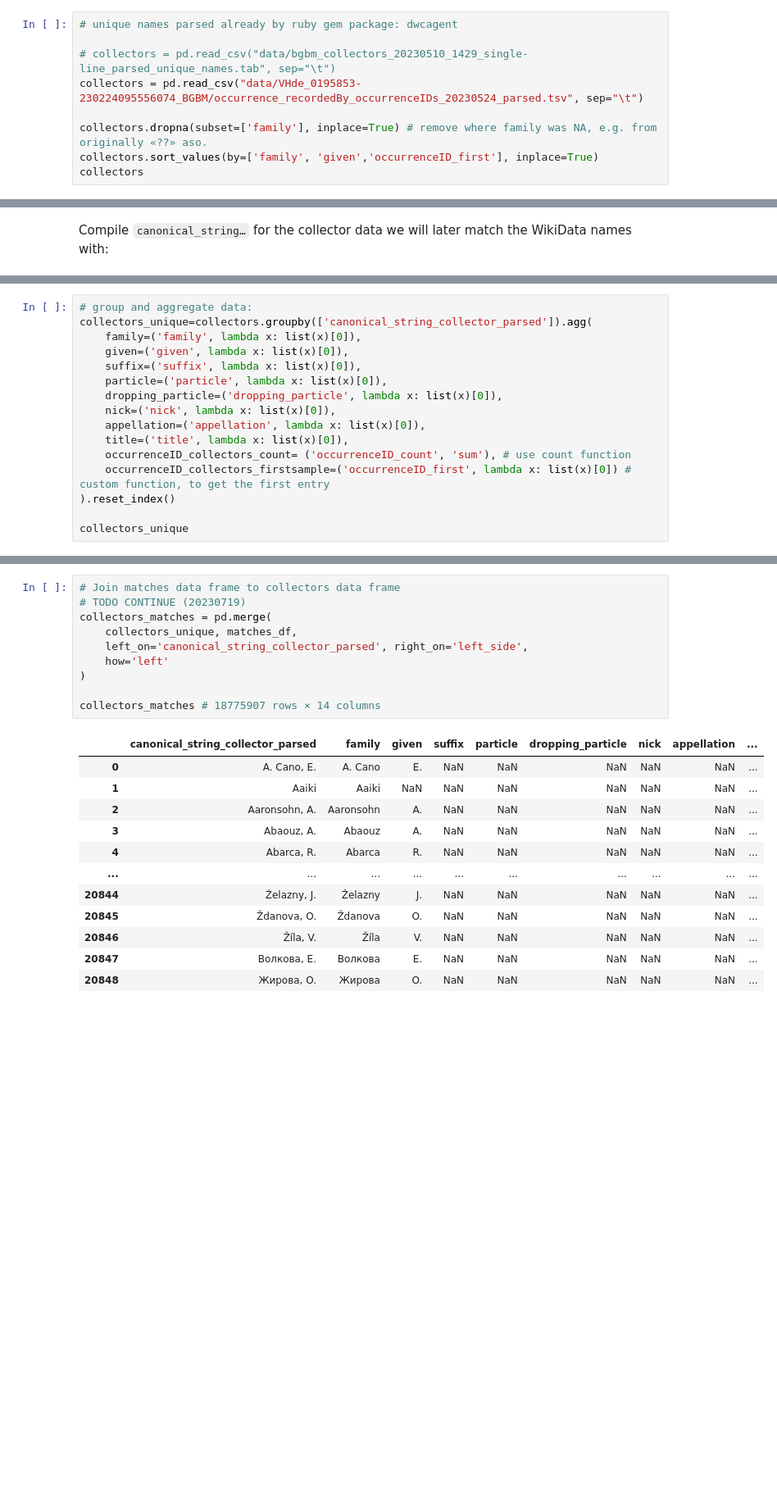
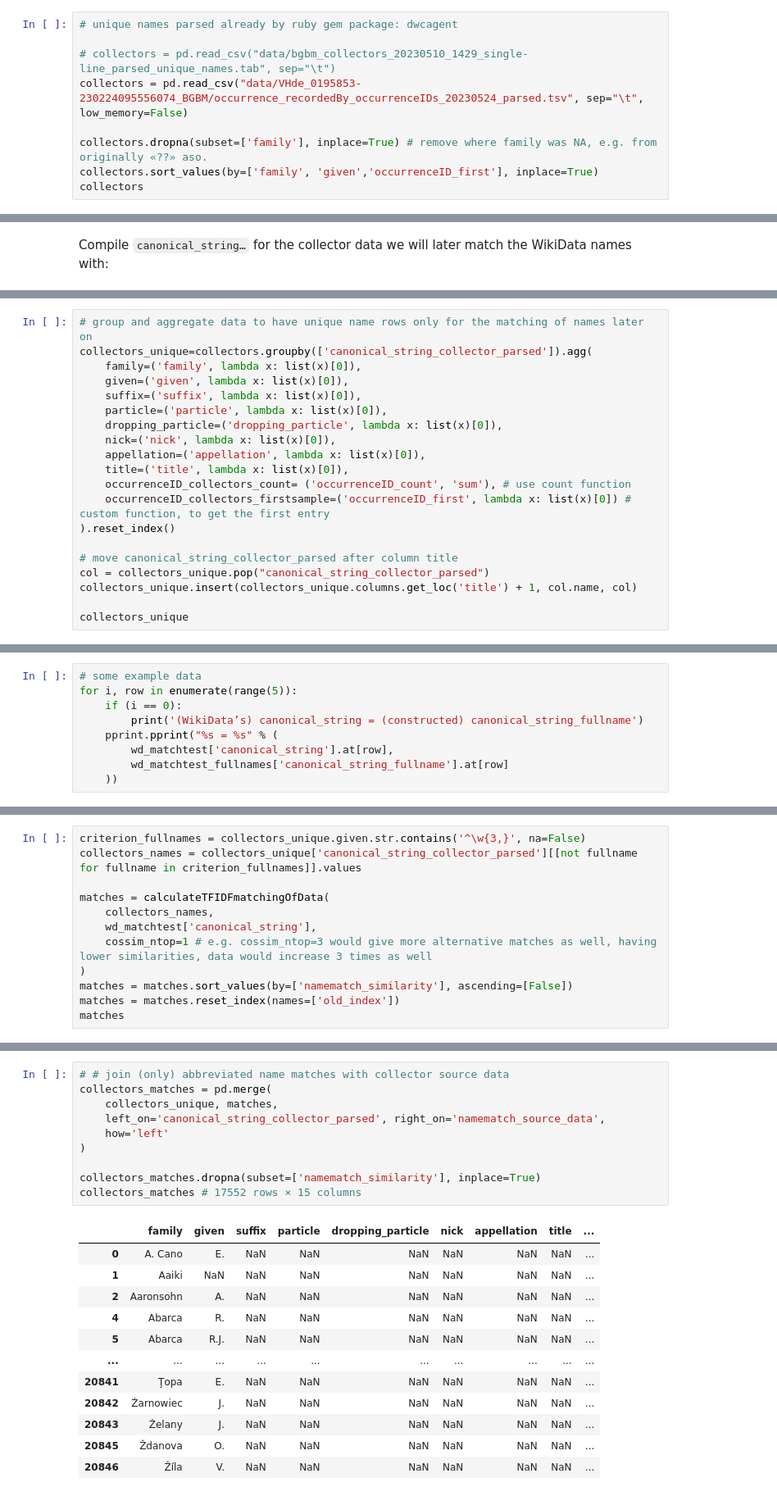
Before and after one commit to infinite-dao/collector-matching, a Jupyter notebook: match_names_BGBM-dwcagent-parsed_vs_WikiData_cosine-similarity.ipynb, the cells around one changed output, grey strips where cells are left out. Shown: that part at 82% size. Cells and saved outputs as stored; diff of their text form; blank space fills up the shorter version.

```diff
--- a/match_names_BGBM-dwcagent-parsed_vs_WikiData_cosine-similarity.ipynb
+++ b/match_names_BGBM-dwcagent-parsed_vs_WikiData_cosine-similarity.ipynb
@@ -67,7 +96,7 @@ refactor df_avh['label'] = → = collectors['canonical_string_collector_parsed']
 # unique names parsed already by ruby gem package: dwcagent
 
 # collectors = pd.read_csv("data/bgbm_collectors_20230510_1429_single-line_parsed_unique_names.tab", sep="\t")
-collectors = pd.read_csv("data/VHde_0195853-230224095556074_BGBM/occurrence_recordedBy_occurrenceIDs_20230524_parsed.tsv", sep="\t")
+collectors = pd.read_csv("data/VHde_0195853-230224095556074_BGBM/occurrence_recordedBy_occurrenceIDs_20230524_parsed.tsv", sep="\t", low_memory=False)
 
 collectors.dropna(subset=['family'], inplace=True) # remove where family was NA, e.g. from originally «??» aso.
 collectors.sort_values(by=['family', 'given','occurrenceID_first'], inplace=True)
@@ -159,7 +188,7 @@ collectors.tail()
 | 66577 | Волкова | Е. | NaN | NaN | NaN | NaN | NaN | NaN | ... |
 | 66578 | Жирова | O. | NaN | NaN | NaN | NaN | NaN | NaN | ... |
 # %%
-# group and aggregate data:
+# group and aggregate data to have unique name rows only for the matching of names later on
 collectors_unique=collectors.groupby(['canonical_string_collector_parsed']).agg(
     family=('family', lambda x: list(x)[0]),
     given=('given', lambda x: list(x)[0]),
@@ -173,5 +202,9 @@ collectors_unique=collectors.groupby(['canonical_string_collector_parsed']).agg(
     occurrenceID_collectors_firstsample=('occurrenceID_first', lambda x: list(x)[0]) # custom function, to get the first entry
 ).reset_index()
 
+# move canonical_string_collector_parsed after column title
+col = collectors_unique.pop("canonical_string_collector_parsed")
+collectors_unique.insert(collectors_unique.columns.get_loc('title') + 1, col.name, col)
+
 collectors_unique
 # %% [output]
@@ -270,0 +325,9 @@ Example from match-test: ['Wal', 'alr', 'lra', 'rae', 'aev', 'eve', 'ven', 'ens'
+# %%
+# some example data
+for i, row in enumerate(range(5)):
+    if (i == 0):
+        print('(WikiData’s) canonical_string = (constructed) canonical_string_fullname')
+    pprint.pprint("%s = %s" % (
+        wd_matchtest['canonical_string'].at[row],
+        wd_matchtest_fullnames['canonical_string_fullname'].at[row]
+    ))
@@ -320,0 +396,12 @@ matches_df
+# %%
+criterion_fullnames = collectors_unique.given.str.contains('^\w{3,}', na=False)
+collectors_names = collectors_unique['canonical_string_collector_parsed'][[not fullname for fullname in criterion_fullnames]].values
+
+matches = calculateTFIDFmatchingOfData(
+    collectors_names,
+    wd_matchtest['canonical_string'],
+    cossim_ntop=1 # e.g. cossim_ntop=3 would give more alternative matches as well, having lower similarities, data would increase 3 times as well
+)
+matches = matches.sort_values(by=['namematch_similarity'], ascending=[False])
+matches = matches.reset_index(names=['old_index'])
+matches
@@ -323,23 +465,23 @@ Note: merging 18.770.000 collector matches to wikidata was too much to calculate
 # %%
-# Join matches data frame to collectors data frame
-# TODO CONTINUE (20230719)
+# # join (only) abbreviated name matches with collector source data
 collectors_matches = pd.merge(
-    collectors_unique, matches_df,
-    left_on='canonical_string_collector_parsed', right_on='left_side',
+    collectors_unique, matches,
+    left_on='canonical_string_collector_parsed', right_on='namematch_source_data',
     how='left'
 )
 
-collectors_matches # 18775907 rows × 14 columns
+collectors_matches.dropna(subset=['namematch_similarity'], inplace=True)
+collectors_matches # 17552 rows × 15 columns
 # %% [output]
-|  | canonical_string_collector_parsed | family | given | suffix | particle | dropping_particle | nick | appellation | ... |
-| 0 | A. Cano, E. | A. Cano | E. | NaN | NaN | NaN | NaN | NaN | ... |
-| 1 | Aaiki | Aaiki | NaN | NaN | NaN | NaN | NaN | NaN | ... |
-| 2 | Aaronsohn, A. | Aaronsohn | A. | NaN | NaN | NaN | NaN | NaN | ... |
-| 3 | Abaouz, A. | Abaouz | A. | NaN | NaN | NaN | NaN | NaN | ... |
-| 4 | Abarca, R. | Abarca | R. | NaN | NaN | NaN | NaN | NaN | ... |
+|  | family | given | suffix | particle | dropping_particle | nick | appellation | title | ... |
+| 0 | A. Cano | E. | NaN | NaN | NaN | NaN | NaN | NaN | ... |
+| 1 | Aaiki | NaN | NaN | NaN | NaN | NaN | NaN | NaN | ... |
+| 2 | Aaronsohn | A. | NaN | NaN | NaN | NaN | NaN | NaN | ... |
+| 4 | Abarca | R. | NaN | NaN | NaN | NaN | NaN | NaN | ... |
+| 5 | Abarca | R.J. | NaN | NaN | NaN | NaN | NaN | NaN | ... |
 | ... | ... | ... | ... | ... | ... | ... | ... | ... | ... |
-| 20844 | Żelazny, J. | Żelazny | J. | NaN | NaN | NaN | NaN | NaN | ... |
-| 20845 | Ždanova, O. | Ždanova | O. | NaN | NaN | NaN | NaN | NaN | ... |
-| 20846 | Žíla, V. | Žíla | V. | NaN | NaN | NaN | NaN | NaN | ... |
-| 20847 | Волкова, Е. | Волкова | Е. | NaN | NaN | NaN | NaN | NaN | ... |
-| 20848 | Жирова, O. | Жирова | O. | NaN | NaN | NaN | NaN | NaN | ... |
+| 20841 | Ţopa | E. | NaN | NaN | NaN | NaN | NaN | NaN | ... |
+| 20842 | Żarnowiec | J. | NaN | NaN | NaN | NaN | NaN | NaN | ... |
+| 20843 | Żelany | J. | NaN | NaN | NaN | NaN | NaN | NaN | ... |
+| 20845 | Ždanova | O. | NaN | NaN | NaN | NaN | NaN | NaN | ... |
+| 20846 | Žíla | V. | NaN | NaN | NaN | NaN | NaN | NaN | ... |
```
Also changed, not shown: parts of 38 cells of this notebook, 11 other files.
